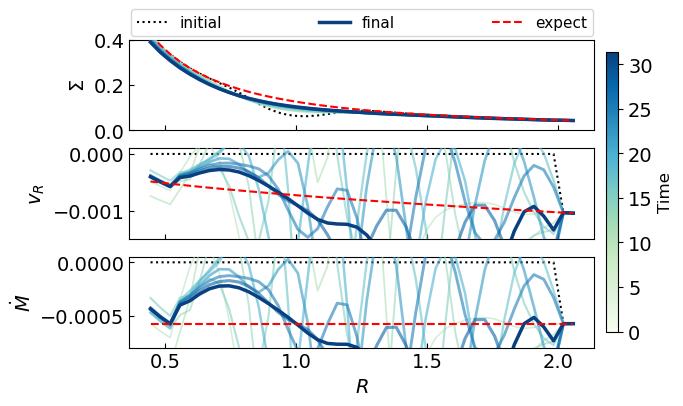
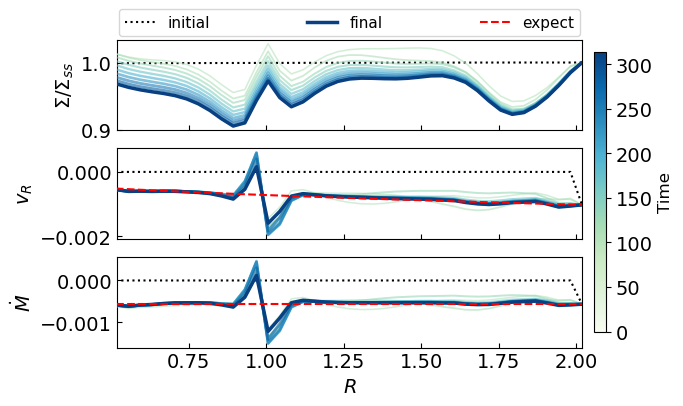
The notebook cell's code change between the first figure and the second:
--- before
+++ after
@@ -19,7 +19,7 @@
     theta_app = ath_data['x2v']
     phi_app = ath_data['x3v']
-    d_rad = rad_app[1]-rad_app[0]
-    d_theta = theta_app[1]-theta_app[0]
-    d_phi = phi_app[1]-phi_app[0]
+    d_rad = ath_data['x1f'][1]-ath_data['x1f'][0]
+    d_theta = ath_data['x2f'][1]-ath_data['x2f'][0]
+    d_phi = ath_data['x3f'][1]-ath_data['x3f'][0]
 
     rad_3d, theta_3d, phi_3d = np.meshgrid(rad_app, theta_app, phi_app, indexing='ij')
@@ -59,5 +59,8 @@
         kws = {'c': current_color, 'lw': lw, 'alpha': 0.6, 'zorder': zorder}
         
-    axs[0].plot(rad_app,Sigma,**kws)
+    #axs[0].plot(rad_app,Sigma,**kws)
+    # plot Sigma vs steady-state Sigma
+    Sigma_sol = Sigma[-1] * (rad_app/rad_app[-1])**-1.5
+    axs[0].plot(rad_app, Sigma/Sigma_sol, **kws)
     axs[1].plot(rad_app,vR,**kws)
     axs[2].plot(rad_app,Mdot,**kws)
@@ -75,5 +78,5 @@
 vR_sol    = vR[-1] * (rad_app/rad_app[-1])**0.5
 Mdot_sol  = Mdot[-1] * (rad_app/rad_app[-1])**0
-axs[0].plot(rad_app,Sigma_sol,c='r',lw=1.5,ls='--',zorder=zorder+200)
+#axs[0].plot(rad_app,Sigma_sol,c='r',lw=1.5,ls='--',zorder=zorder+200)
 axs[1].plot(rad_app,vR_sol,c='r',lw=1.5,ls='--',zorder=zorder+200)
 axs[2].plot(rad_app,Mdot_sol,c='r',lw=1.5,ls='--',zorder=zorder+200)
@@ -81,14 +84,14 @@
 
 #### labels
-axs[0].set_ylabel(r'$\Sigma$')
+axs[0].set_ylabel(r'$\Sigma/\Sigma_{ss}$')
 axs[1].set_ylabel(r'$v_{R}$')
 axs[2].set_ylabel(r'$\dot{M}$')
 axs[-1].set_xlabel(r'$R$')
-#axs[-1].set_xlim(rad_app[[3,-4]])
+axs[-1].set_xlim(rad_app[[2,-2]])
 
 # limits used in disk-sph plots
-axs[0].set_ylim(0, .4)
-axs[1].set_ylim(-1.5e-3, 1e-4)
-axs[2].set_ylim(-8e-4, 5e-5)
+#axs[0].set_ylim(0, 0.4)
+#axs[1].set_ylim(-1.5e-3, 1e-4)
+#axs[2].set_ylim(-8e-4, 5e-5)
 
 # limits used for disk-jiaru plots
@@ -115,3 +118,3 @@
 save_fig = False
 if save_fig:
-    plt.savefig("Figs/" + sim_name + "-snapshots.png", bbox_inches='tight')
+    plt.savefig("Figs/Snapshots/" + sim_name + "-snapshots.png", bbox_inches='tight')

Commit: 2d disk w planet (see athena-2d working directory; not in this repo)